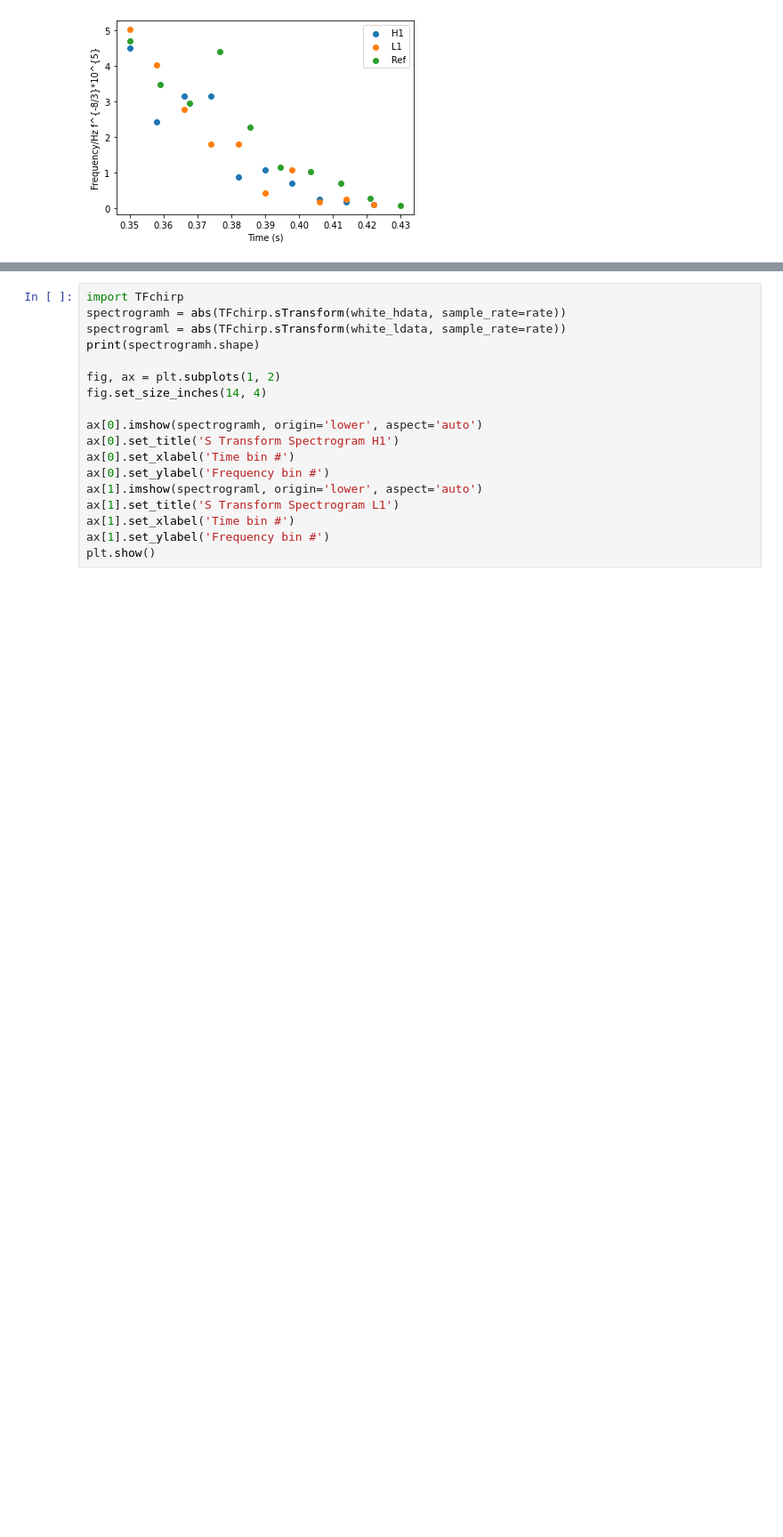
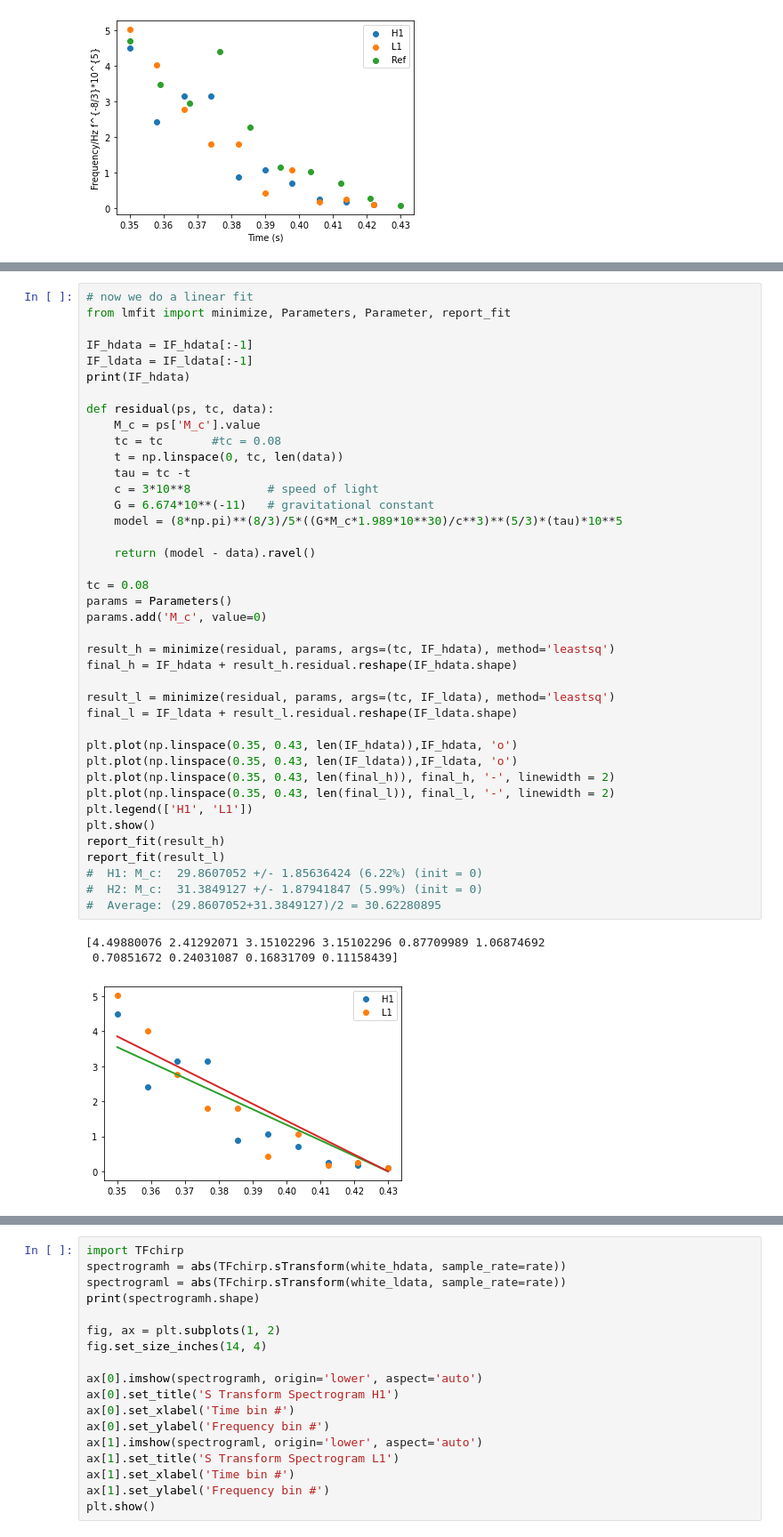
Before and after one commit to xli2522/simple-BBH-waveform, a Jupyter notebook: simple_BBH_waveform.ipynb, the cells around one changed output, grey strips where cells are left out. Shown: that part at 89% size. Cells and saved outputs as stored; diff of their text form; blank space fills up the shorter version.

Commit message:
linear fit: H1 chirp mass 29.9; L1 chirp mass 31.4; AVERAGE = 30.6

```diff
--- a/simple_BBH_waveform.ipynb
+++ b/simple_BBH_waveform.ipynb
@@ -218,0 +219,44 @@ plt.show()
+# %%
+# now we do a linear fit
+from lmfit import minimize, Parameters, Parameter, report_fit
+
+IF_hdata = IF_hdata[:-1]
+IF_ldata = IF_ldata[:-1]
+print(IF_hdata)
+
+def residual(ps, tc, data):
+    M_c = ps['M_c'].value
+    tc = tc       #tc = 0.08
+    t = np.linspace(0, tc, len(data))
+    tau = tc -t
+    c = 3*10**8           # speed of light
+    G = 6.674*10**(-11)   # gravitational constant
+    model = (8*np.pi)**(8/3)/5*((G*M_c*1.989*10**30)/c**3)**(5/3)*(tau)*10**5
+
+    return (model - data).ravel()
+
+tc = 0.08
+params = Parameters()
+params.add('M_c', value=0)
+
+result_h = minimize(residual, params, args=(tc, IF_hdata), method='leastsq')
+final_h = IF_hdata + result_h.residual.reshape(IF_hdata.shape)
+
+result_l = minimize(residual, params, args=(tc, IF_ldata), method='leastsq')
+final_l = IF_ldata + result_l.residual.reshape(IF_ldata.shape)
+
+plt.plot(np.linspace(0.35, 0.43, len(IF_hdata)),IF_hdata, 'o')
+plt.plot(np.linspace(0.35, 0.43, len(IF_ldata)),IF_ldata, 'o')
+plt.plot(np.linspace(0.35, 0.43, len(final_h)), final_h, '-', linewidth = 2)
+plt.plot(np.linspace(0.35, 0.43, len(final_l)), final_l, '-', linewidth = 2)
+plt.legend(['H1', 'L1'])
+plt.show()
+report_fit(result_h)
+report_fit(result_l)
+#  H1: M_c:  29.8607052 +/- 1.85636424 (6.22%) (init = 0)
+#  H2: M_c:  31.3849127 +/- 1.87941847 (5.99%) (init = 0)
+#  Average: (29.8607052+31.3849127)/2 = 30.62280895
+# %% [output]
+[4.49880076 2.41292071 3.15102296 3.15102296 0.87709989 1.06874692
+ 0.70851672 0.24031087 0.16831709 0.11158439]
+[figure, added]
```
Also changed, not shown: parts of 6 cells of this notebook.
